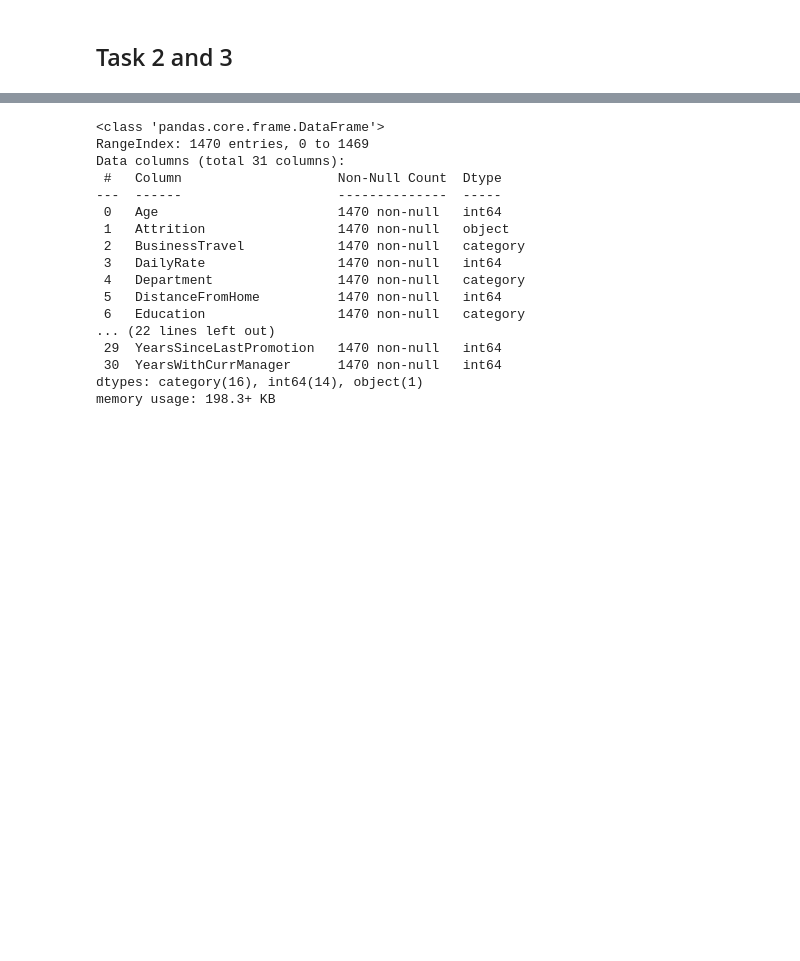
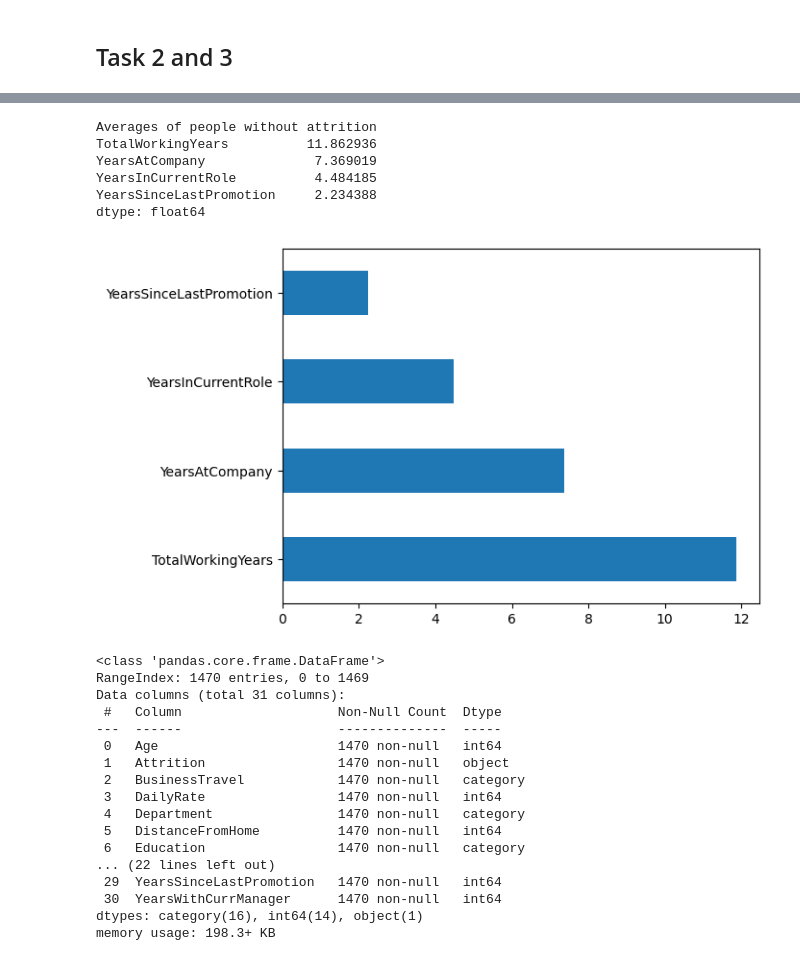
Before and after one commit to ubco-W2022T1-cosc301/project-group24, a Jupyter notebook: notebooks/analysis2.ipynb, the cells around one changed output, grey strips where cells are left out. Saved outputs shown, nothing was run; the diff lists cells and outputs as text; code cells hidden in the pictures; blank space fills up the shorter version.

```diff
--- a/notebooks/analysis2.ipynb
+++ b/notebooks/analysis2.ipynb
@@ -203,3 +195,22 @@ dtype: float64
+# %%
+df = pd.read_csv("../data/raw/HR-Employee-Attrition.csv")
+df_cleaned = df.copy()
+df_cleaned = df_cleaned.copy().drop(['StandardHours','EmployeeNumber','EmployeeCount','Over18'],axis=1)
+
+df3 = df_cleaned.loc[df_cleaned['Attrition'] == 'No']
+col2 = ['TotalWorkingYears','YearsAtCompany','YearsInCurrentRole','YearsSinceLastPromotion']
+print("Averages of people without attrition")
+print(df5)
+ax = df5.plot.barh()
+plt.savefig("../images/2_4.png")
+# %% [output]
+Averages of people without attrition
+TotalWorkingYears          11.862936
+YearsAtCompany              7.369019
+YearsInCurrentRole          4.484185
+YearsSinceLastPromotion     2.234388
+dtype: float64
+[figure, added]
 # %%
 import pandas as pd
 import numpy as np
```
Also changed, not shown: parts of 3 cells of this notebook, 1 other file.
